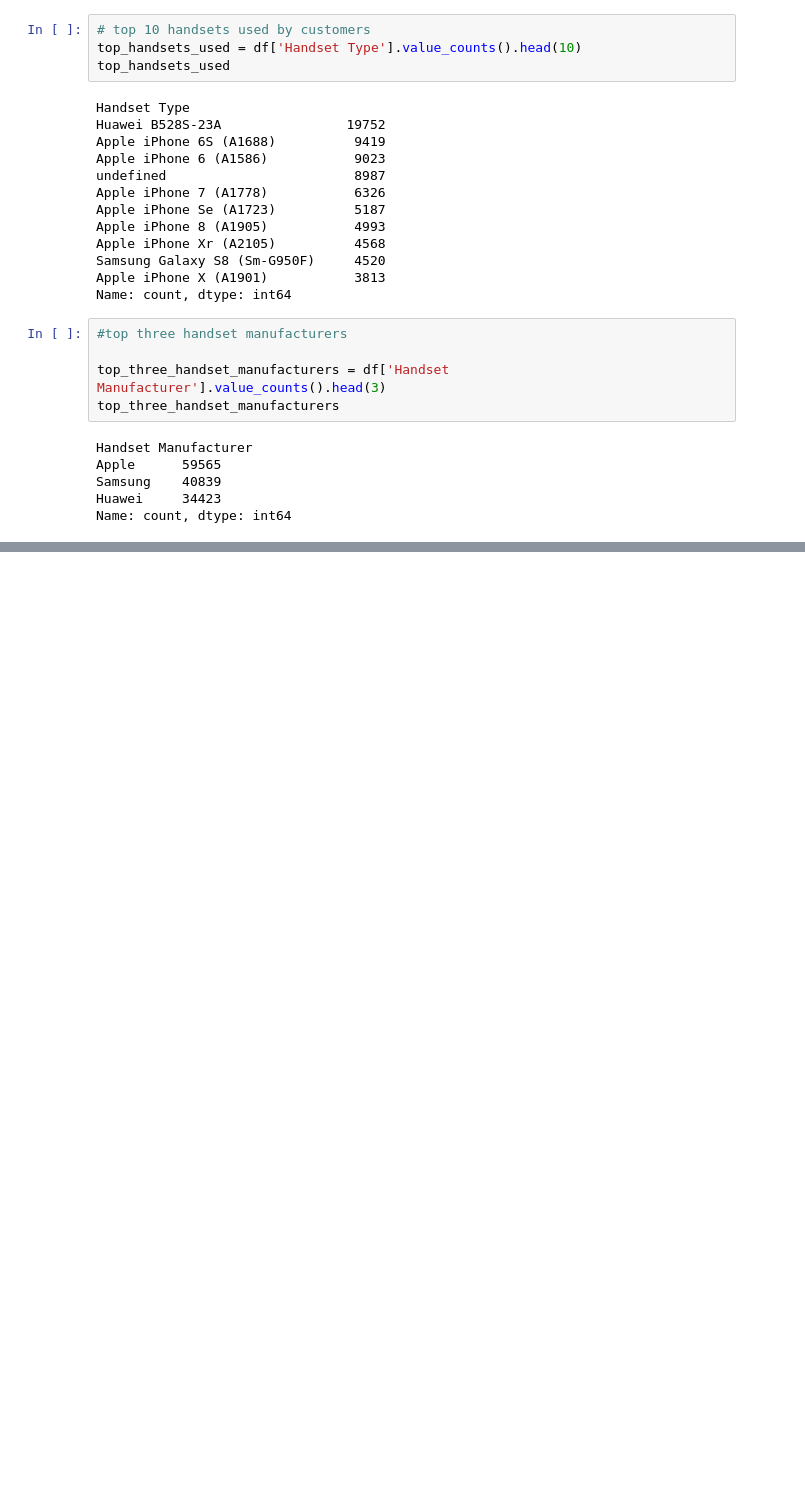
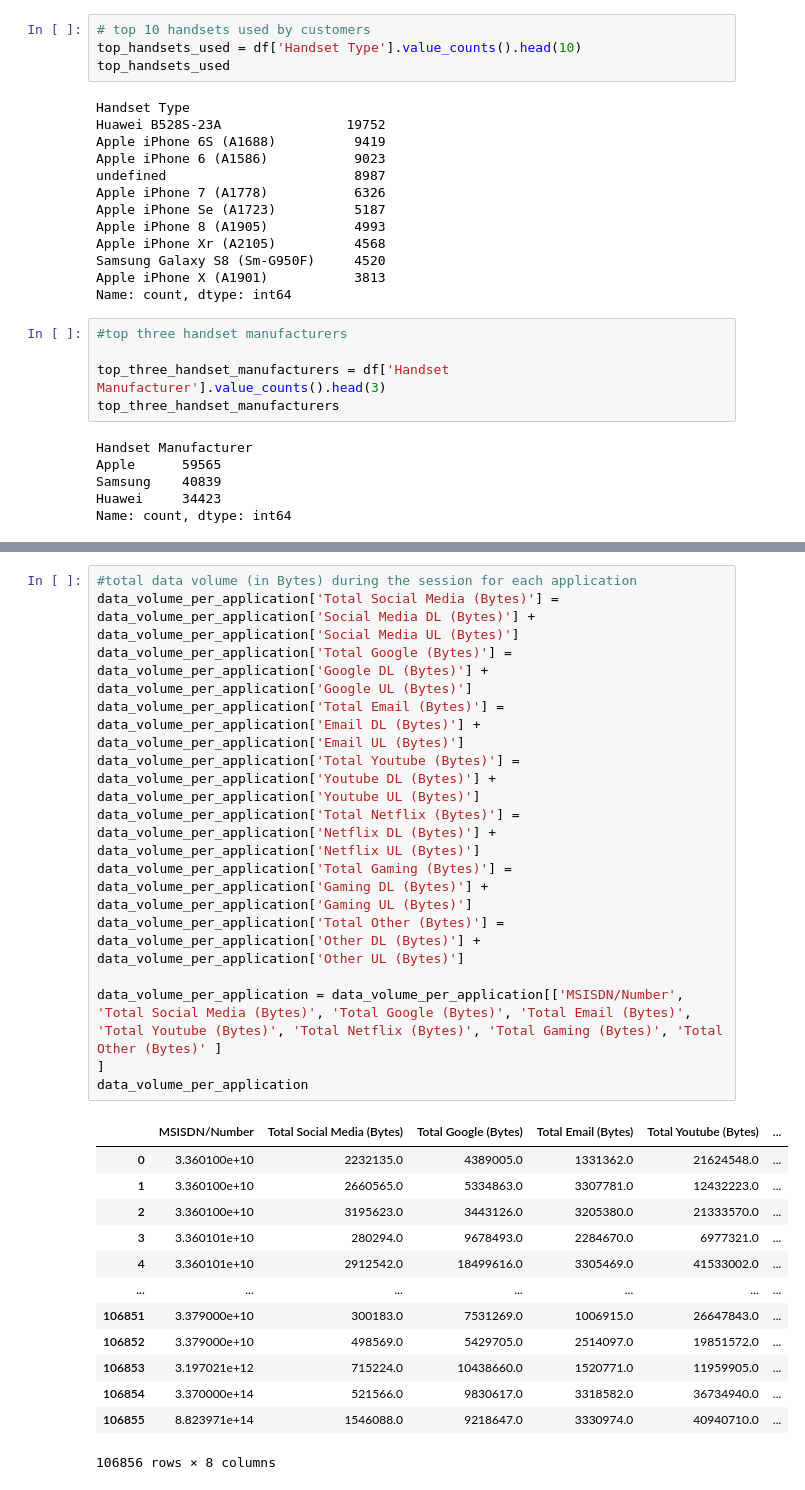
Before and after one commit to melatteshome/User-Analytics-Telecom-Industry, a Jupyter notebook: notebooks/user_overview_analysis.ipynb, the cells around one changed output, grey strips where cells are left out. Cells and saved outputs as stored; diff of their text form; blank space fills up the shorter version.

```diff
--- a/notebooks/user_overview_analysis.ipynb
+++ b/notebooks/user_overview_analysis.ipynb
@@ -149,0 +304,27 @@ Name: count, dtype: int64
+# %%
+#total data volume (in Bytes) during the session for each application
+data_volume_per_application['Total Social Media (Bytes)'] = data_volume_per_application['Social Media DL (Bytes)'] + data_volume_per_application['Social Media UL (Bytes)']
+data_volume_per_application['Total Google (Bytes)'] = data_volume_per_application['Google DL (Bytes)'] + data_volume_per_application['Google UL (Bytes)']
+data_volume_per_application['Total Email (Bytes)'] = data_volume_per_application['Email DL (Bytes)'] + data_volume_per_application['Email UL (Bytes)']
+data_volume_per_application['Total Youtube (Bytes)'] = data_volume_per_application['Youtube DL (Bytes)'] + data_volume_per_application['Youtube UL (Bytes)']
+data_volume_per_application['Total Netflix (Bytes)'] = data_volume_per_application['Netflix DL (Bytes)'] + data_volume_per_application['Netflix UL (Bytes)']
+data_volume_per_application['Total Gaming (Bytes)'] = data_volume_per_application['Gaming DL (Bytes)'] + data_volume_per_application['Gaming UL (Bytes)']
+data_volume_per_application['Total Other (Bytes)'] = data_volume_per_application['Other DL (Bytes)'] + data_volume_per_application['Other UL (Bytes)']
+
+data_volume_per_application = data_volume_per_application[['MSISDN/Number', 'Total Social Media (Bytes)', 'Total Google (Bytes)', 'Total Email (Bytes)', 'Total Youtube (Bytes)', 'Total Netflix (Bytes)', 'Total Gaming (Bytes)', 'Total Other (Bytes)' ]
+]
+data_volume_per_application
+# %% [output]
+|  | MSISDN/Number | Total Social Media (Bytes) | Total Google (Bytes) | Total Email (Bytes) | Total Youtube (Bytes) | ... |
+| 0 | 3.360100e+10 | 2232135.0 | 4389005.0 | 1331362.0 | 21624548.0 | ... |
+| 1 | 3.360100e+10 | 2660565.0 | 5334863.0 | 3307781.0 | 12432223.0 | ... |
+| 2 | 3.360100e+10 | 3195623.0 | 3443126.0 | 3205380.0 | 21333570.0 | ... |
+| 3 | 3.360101e+10 | 280294.0 | 9678493.0 | 2284670.0 | 6977321.0 | ... |
+| 4 | 3.360101e+10 | 2912542.0 | 18499616.0 | 3305469.0 | 41533002.0 | ... |
+| ... | ... | ... | ... | ... | ... | ... |
+| 106851 | 3.379000e+10 | 300183.0 | 7531269.0 | 1006915.0 | 26647843.0 | ... |
+| 106852 | 3.379000e+10 | 498569.0 | 5429705.0 | 2514097.0 | 19851572.0 | ... |
+| 106853 | 3.197021e+12 | 715224.0 | 10438660.0 | 1520771.0 | 11959905.0 | ... |
+| 106854 | 3.370000e+14 | 521566.0 | 9830617.0 | 3318582.0 | 36734940.0 | ... |
+| 106855 | 8.823971e+14 | 1546088.0 | 9218647.0 | 3330974.0 | 40940710.0 | ... |
+106856 rows × 8 columns
```
Also changed, not shown: parts of 14 cells of this notebook.
